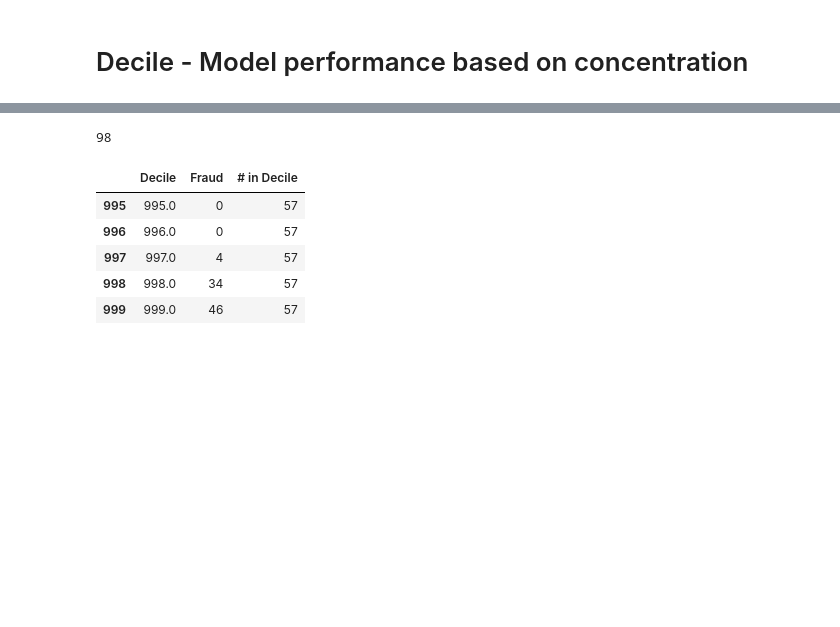
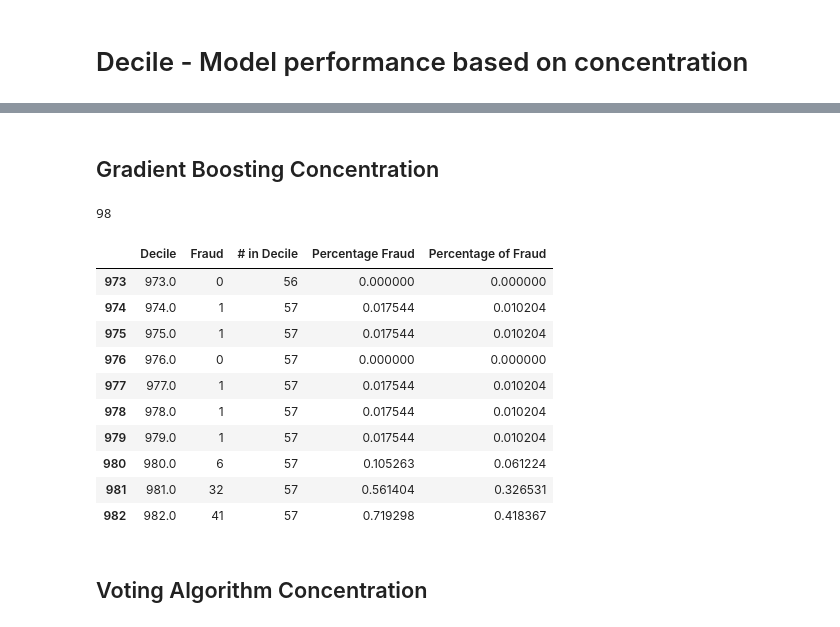
Before and after one commit to hychhh/Credit-Card-Fraud, a Jupyter notebook: Credit Card Fraud.ipynb, the cells around one changed output, grey strips where cells are left out. Saved outputs shown, nothing was run; the diff lists cells and outputs as text; code cells hidden in the pictures; blank space fills up the shorter version.

```diff
--- a/Credit Card Fraud.ipynb
+++ b/Credit Card Fraud.ipynb
@@ -311,14 +307,35 @@ plotting.columns = ['Decile', 'Fraud', '# in Decile']
+# %% [markdown]
+## Gradient Boosting Concentration
 # %%
 sum(plotting['Fraud'])
 # %% [output]
 98
-# %%
-plotting.tail()
-# Good concentration in the last 2 'deciles' - capturing 80 out of 98 frauds and 34 false positives
-# %% [output]
-|  | Decile | Fraud | # in Decile |
-| 995 | 995.0 | 0 | 57 |
-| 996 | 996.0 | 0 | 57 |
-| 997 | 997.0 | 4 | 57 |
-| 998 | 998.0 | 34 | 57 |
-| 999 | 999.0 | 46 | 57 |
+# %%
+decile = pd.qcut(y_pred_proba_tuned[:,1], 1000, labels = False, duplicates='drop')
+result = pd.DataFrame([y_pred_proba_tuned[:,1], decile]).transpose()
+result.columns = ['Proba', 'Decile']
+result_decile = pd.concat([y_original_test.reset_index(drop=True), result], axis = 1)
+# %%
+plotting = result_decile.groupby('Decile').agg({'Class':'sum', 'Proba':'count'}).reset_index()
+plotting.columns = ['Decile', 'Fraud', '# in Decile']
+plotting['Percentage Fraud'] = plotting['Fraud']/plotting['# in Decile']
+plotting['Percentage of Fraud'] = plotting['Fraud']/sum(plotting['Fraud'])
+
+plotting.tail(10)
+# Good concentration in the last 2 'deciles'
+# Capturing 73 out of 98 frauds and 41 false positives
+# Longer tails
+# %% [output]
+|  | Decile | Fraud | # in Decile | Percentage Fraud | Percentage of Fraud |
+| 973 | 973.0 | 0 | 56 | 0.000000 | 0.000000 |
+| 974 | 974.0 | 1 | 57 | 0.017544 | 0.010204 |
+| 975 | 975.0 | 1 | 57 | 0.017544 | 0.010204 |
+| 976 | 976.0 | 0 | 57 | 0.000000 | 0.000000 |
+| 977 | 977.0 | 1 | 57 | 0.017544 | 0.010204 |
+| 978 | 978.0 | 1 | 57 | 0.017544 | 0.010204 |
+| 979 | 979.0 | 1 | 57 | 0.017544 | 0.010204 |
+| 980 | 980.0 | 6 | 57 | 0.105263 | 0.061224 |
+| 981 | 981.0 | 32 | 57 | 0.561404 | 0.326531 |
+| 982 | 982.0 | 41 | 57 | 0.719298 | 0.418367 |
+# %% [markdown]
+## Voting Algorithm Concentration
```
Also changed, not shown: parts of 33 cells of this notebook.
